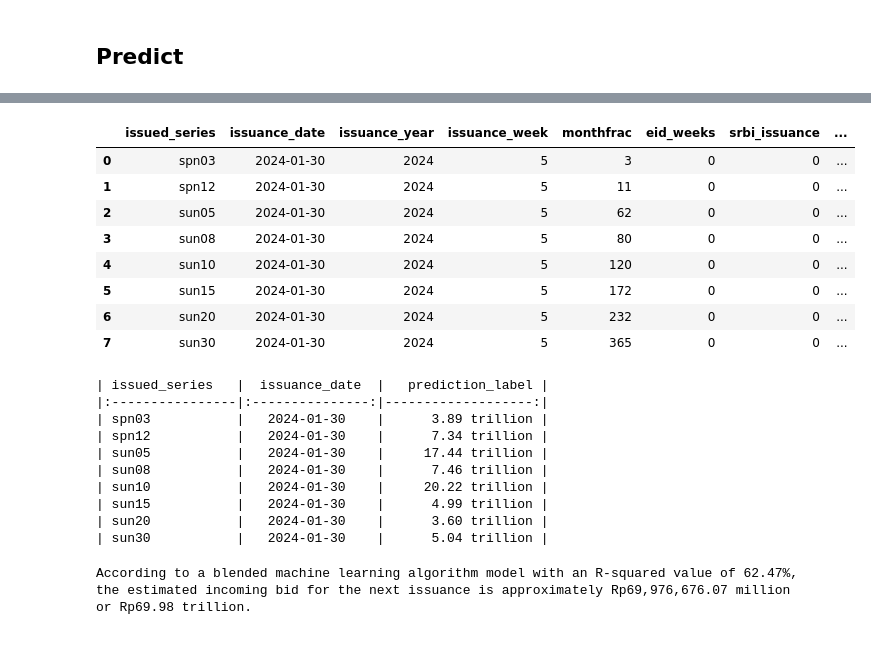
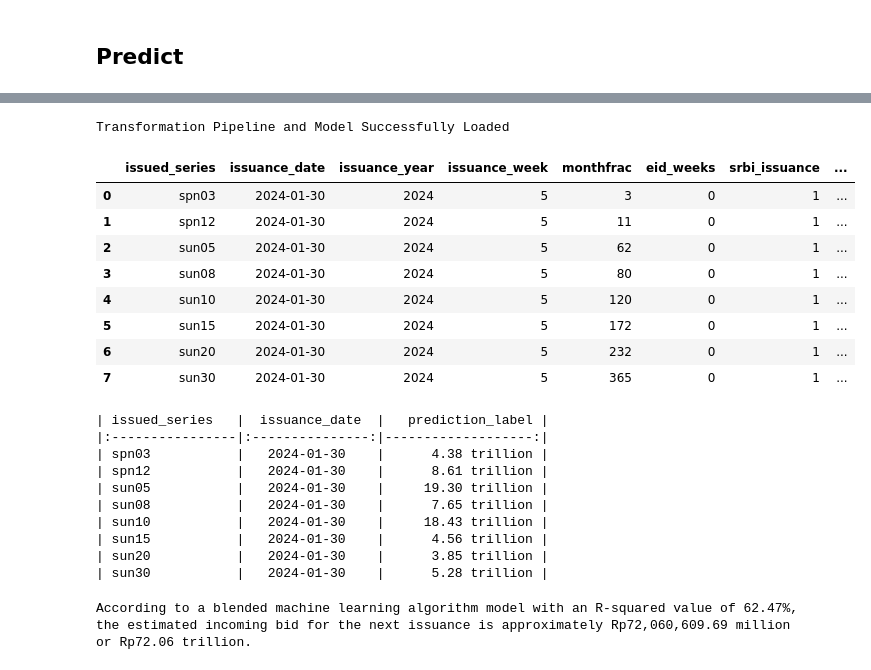
Before and after one commit to arifpras/ExpectedDemand, a Jupyter notebook: 20240129_podem04.ipynb, the cells around one changed output, grey strips where cells are left out. Drawn from its saved outputs; the diff is of its cells as text; code cells hidden in the pictures.

```diff
--- a/20240129_podem04.ipynb
+++ b/20240129_podem04.ipynb
@@ -1095,7 +1077,14 @@ memory usage: 832.0+ bytes
 # %% [markdown]
 ## Predict
 # %%
+# load model
+blended03_20240129 = load_model("/content/drive/MyDrive/00database/20240129_blended03")
+
 # predict model on new_data
-predict03= predict_model(final, data = lelang20240130)
+predict03= predict_model(blended03_20240129, data = lelang20240130)
 predict03
+
+# predict model on new_data
+# predict03= predict_model(final, data = lelang20240130)
+# predict03
 # %% [output]
@@ -1103,12 +1091,13 @@ predict03
+Transformation Pipeline and Model Successfully Loaded
 |  | issued_series | issuance_date | issuance_year | issuance_week | monthfrac | eid_weeks | srbi_issuance | ... |
-| 0 | spn03 | 2024-01-30 | 2024 | 5 | 3 | 0 | 0 | ... |
-| 1 | spn12 | 2024-01-30 | 2024 | 5 | 11 | 0 | 0 | ... |
-| 2 | sun05 | 2024-01-30 | 2024 | 5 | 62 | 0 | 0 | ... |
-| 3 | sun08 | 2024-01-30 | 2024 | 5 | 80 | 0 | 0 | ... |
-| 4 | sun10 | 2024-01-30 | 2024 | 5 | 120 | 0 | 0 | ... |
-| 5 | sun15 | 2024-01-30 | 2024 | 5 | 172 | 0 | 0 | ... |
-| 6 | sun20 | 2024-01-30 | 2024 | 5 | 232 | 0 | 0 | ... |
-| 7 | sun30 | 2024-01-30 | 2024 | 5 | 365 | 0 | 0 | ... |
+| 0 | spn03 | 2024-01-30 | 2024 | 5 | 3 | 0 | 1 | ... |
+| 1 | spn12 | 2024-01-30 | 2024 | 5 | 11 | 0 | 1 | ... |
+| 2 | sun05 | 2024-01-30 | 2024 | 5 | 62 | 0 | 1 | ... |
+| 3 | sun08 | 2024-01-30 | 2024 | 5 | 80 | 0 | 1 | ... |
+| 4 | sun10 | 2024-01-30 | 2024 | 5 | 120 | 0 | 1 | ... |
+| 5 | sun15 | 2024-01-30 | 2024 | 5 | 172 | 0 | 1 | ... |
+| 6 | sun20 | 2024-01-30 | 2024 | 5 | 232 | 0 | 1 | ... |
+| 7 | sun30 | 2024-01-30 | 2024 | 5 | 365 | 0 | 1 | ... |
 # %%
 # @title Lelang 20240130: Per series
 
@@ -1139,14 +1128,14 @@ print(formatted_table)
 # %% [output]
 | issued_series   |  issuance_date  |   prediction_label |
 |:----------------|:---------------:|-------------------:|
-| spn03           |   2024-01-30    |      3.89 trillion |
-| spn12           |   2024-01-30    |      7.34 trillion |
-| sun05           |   2024-01-30    |     17.44 trillion |
-| sun08           |   2024-01-30    |      7.46 trillion |
-| sun10           |   2024-01-30    |     20.22 trillion |
-| sun15           |   2024-01-30    |      4.99 trillion |
-| sun20           |   2024-01-30    |      3.60 trillion |
-| sun30           |   2024-01-30    |      5.04 trillion |
+| spn03           |   2024-01-30    |      4.38 trillion |
+| spn12           |   2024-01-30    |      8.61 trillion |
+| sun05           |   2024-01-30    |     19.30 trillion |
+| sun08           |   2024-01-30    |      7.65 trillion |
+| sun10           |   2024-01-30    |     18.43 trillion |
+| sun15           |   2024-01-30    |      4.56 trillion |
+| sun20           |   2024-01-30    |      3.85 trillion |
+| sun30           |   2024-01-30    |      5.28 trillion |
 # %%
 # @title Lelang 20240130: Total
 
@@ -1169,5 +1158,5 @@ or {formatted_incoming_bid}.
 print(output_message)
 # %% [output]
 According to a blended machine learning algorithm model with an R-squared value of 62.47%,
-the estimated incoming bid for the next issuance is approximately Rp69,976,676.07 million
-or Rp69.98 trillion.
+the estimated incoming bid for the next issuance is approximately Rp72,060,609.69 million
+or Rp72.06 trillion.
```
Also changed, not shown: parts of 2 cells of this notebook.
